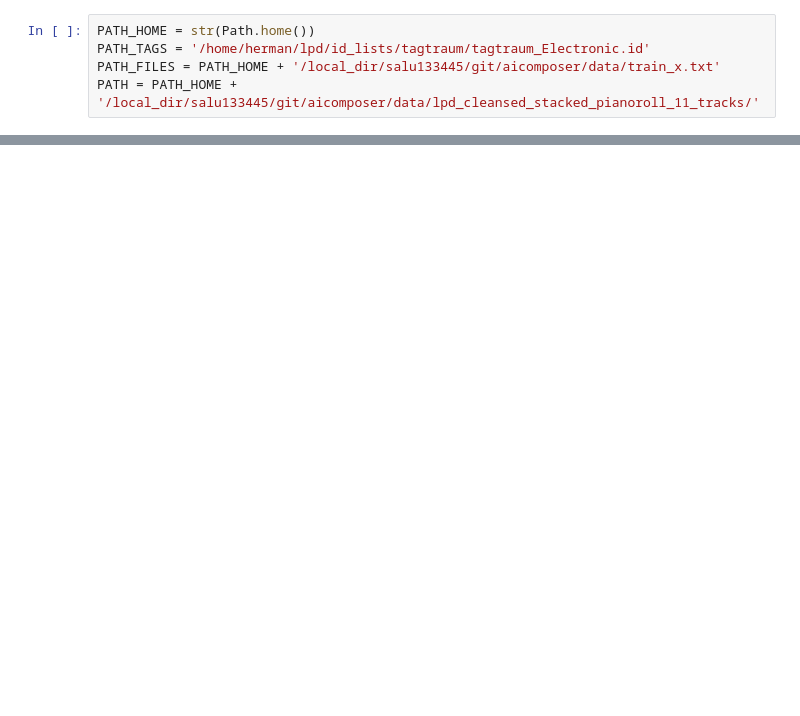
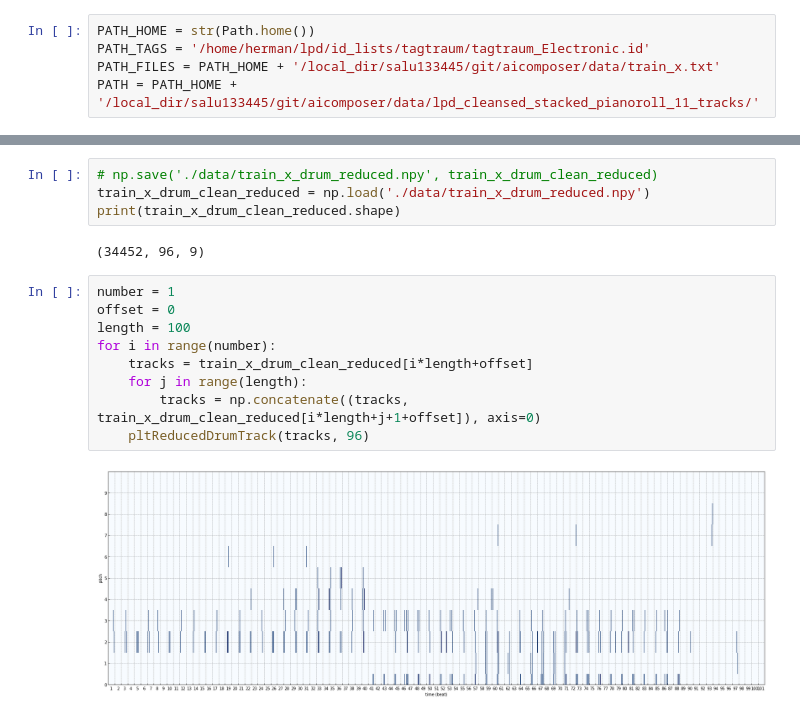
Before and after one commit to vibertthio/drum_generation, a Jupyter notebook: explore_data/load_data_electro.ipynb, the cells around one changed output, grey strips where cells are left out. Drawn from its saved outputs; the diff is of its cells as text; blank space fills up the shorter version.

```diff
--- a/explore_data/load_data_electro.ipynb
+++ b/explore_data/load_data_electro.ipynb
@@ -165,0 +239,17 @@ for i in range(10):
+# %%
+# np.save('./data/train_x_drum_reduced.npy', train_x_drum_clean_reduced)
+train_x_drum_clean_reduced = np.load('./data/train_x_drum_reduced.npy')
+print(train_x_drum_clean_reduced.shape)
+# %% [output]
+(34452, 96, 9)
+# %%
+number = 1
+offset = 0
+length = 100
+for i in range(number):
+    tracks = train_x_drum_clean_reduced[i*length+offset]
+    for j in range(length):
+        tracks = np.concatenate((tracks, train_x_drum_clean_reduced[i*length+j+1+offset]), axis=0)
+    pltReducedDrumTrack(tracks, 96)
+# %% [output]
+[figure, added]
```
Also changed, not shown: parts of 36 cells of this notebook, 4 other files.
